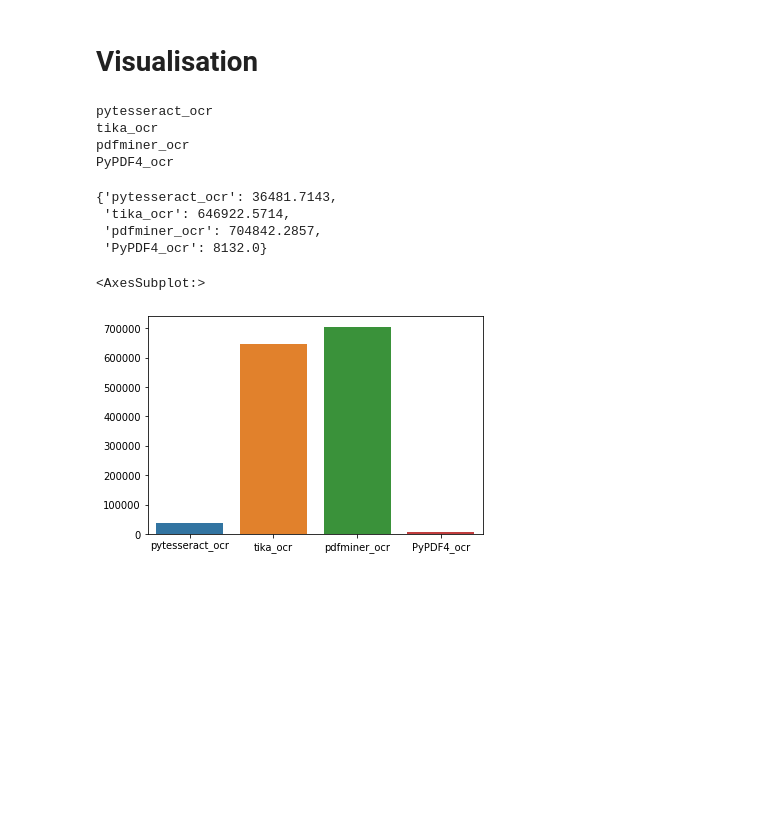
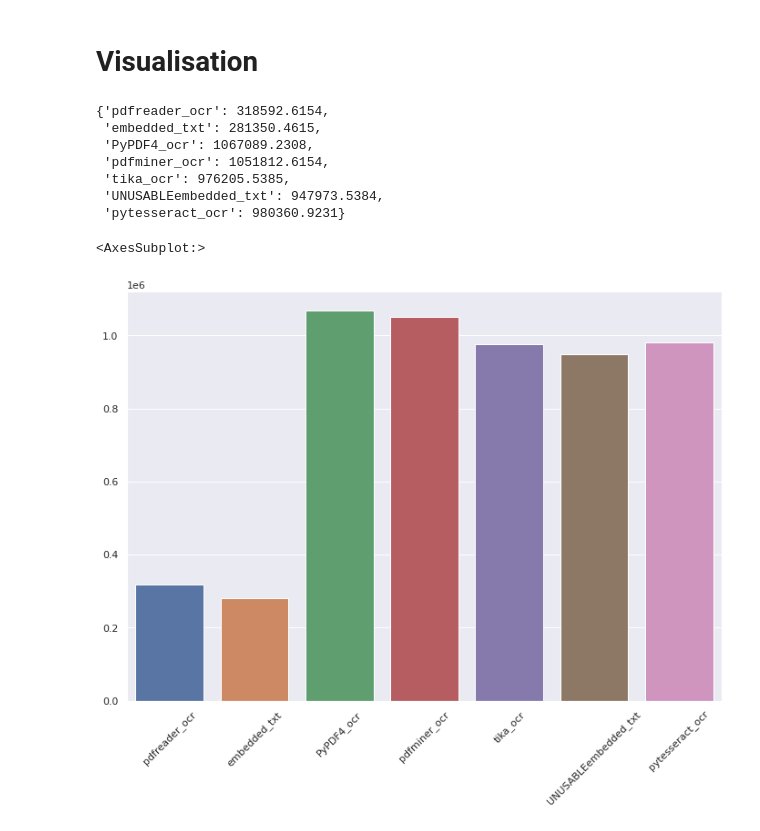
Before and after one commit to e-lubrini/psylve, a Jupyter notebook: img2txt/PDF2TXT.ipynb, the cells around one changed output. Drawn from its saved outputs; the diff is of its cells as text; code cells hidden in the pictures; blank space fills up the shorter version.

Commit message:
mark PDFs without embedded text

```diff
--- a/img2txt/PDF2TXT.ipynb
+++ b/img2txt/PDF2TXT.ipynb
@@ -26,0 +49,2 @@ dict_keys(['PyPDF4_ocr', 'pdfminer_ocr', 'tika_ocr'])
+# %%
+tools_for_conversion = ['pdfreader_ocr','pytesseract_ocr','tika_ocr','pdfminer_ocr','PyPDF4_ocr']
@@ -214,0 +73,10 @@ class TxtConverter:
+# %%
+## move files from input_path to their own directory
+for doc_path in doc_paths:
+    split_path = os.path.split(doc_path)
+    new_dir_name = split_path[-1][:-4]
+    filename = split_path[-1]
+    new_dir_path = os.path.join(input_path,new_dir_name)
+    new_doc_path = os.path.join(new_dir_path,filename)
+    os.mkdir(new_dir_path)
+    os.rename(doc_path,new_doc_path)
@@ -215,2 +221,18 @@ class TxtConverter:
+# %%
+#create labels
+for doc_dir in os.listdir(input_path):
+    dir_path = os.path.join(input_path,doc_dir)
+    ref_path = os.path.join(dir_path,ref_dir)
+    if not os.path.exists(ref_path):            # create ref dir if doesn't exist
+        os.mkdir(ref_path)
+
+        # add labels to their document's path
+        for txt_file in os.listdir(dir_path):
+            if txt_file.endswith('.txt'):
+                os.rename(os.path.join(dir_path,txt_file),os.path.join(ref_path,txt_file))
+
+    # create empty ref file if it doesn't exist
+    if not os.listdir(ref_path):
+        open(os.path.join(ref_path,'label_ref.txt'), 'w+').close()
 # %% [markdown]
 # Conversion and Evaluation
@@ -279,3 +308,17 @@ tool_names ['pytesseract_ocr', 'tika_ocr', 'pdfminer_ocr', 'PyPDF4_ocr']
+# %%
+cers = {}
+for dir in os.listdir(input_path):
+    dir_path = os.path.join(input_path,dir)
+    doc_paths = [os.path.join(dir_path, filepath) for filepath in os.listdir(dir_path) if os.path.isfile(os.path.join(dir_path, filepath))]
+
+    # create Doc instance with doc path
+    doc_object = Doc(doc_paths, tools=ctools)
+
+    cers = get_cer(cers,
+                    doc_object,
+                    dir_path,
+                    ref_dir,
+                    source='file')
 # %% [markdown]
 # Visualisation
 # %%
@@ -289,7 +332,6 @@ cer_per_tool = {}
 for _,tool_cer in cers.items():
     for tool,cer in tool_cer.items():
         cer_per_tool[tool] = 0
-        print(tool)
     break
 
 for _,tool_cer in cers.items():
@@ -298,18 +340,19 @@ for _,tool_cer in cers.items():
 
 cer_per_tool
 # %% [output]
-pytesseract_ocr
-tika_ocr
-pdfminer_ocr
-PyPDF4_ocr
+{'pdfreader_ocr': 318592.6154,
+ 'embedded_txt': 281350.4615,
+ 'PyPDF4_ocr': 1067089.2308,
+ 'pdfminer_ocr': 1051812.6154,
+ 'tika_ocr': 976205.5385,
+ 'UNUSABLEembedded_txt': 947973.5384,
+ 'pytesseract_ocr': 980360.9231}
-{'pytesseract_ocr': 36481.7143,
- 'tika_ocr': 646922.5714,
- 'pdfminer_ocr': 704842.2857,
- 'PyPDF4_ocr': 8132.0}
 # %%
 data = cer_per_tool
 # %%
+sns.set(rc={'figure.figsize':(11.7,8.27)})
+plt.xticks(rotation=45)
 sns.barplot(x=list(data.keys()), y=list(data.values()))
 # %% [output]
 <AxesSubplot:>
-[figure, old version]
+[figure, new version]
```
Also changed, not shown: parts of 20 cells of this notebook.
